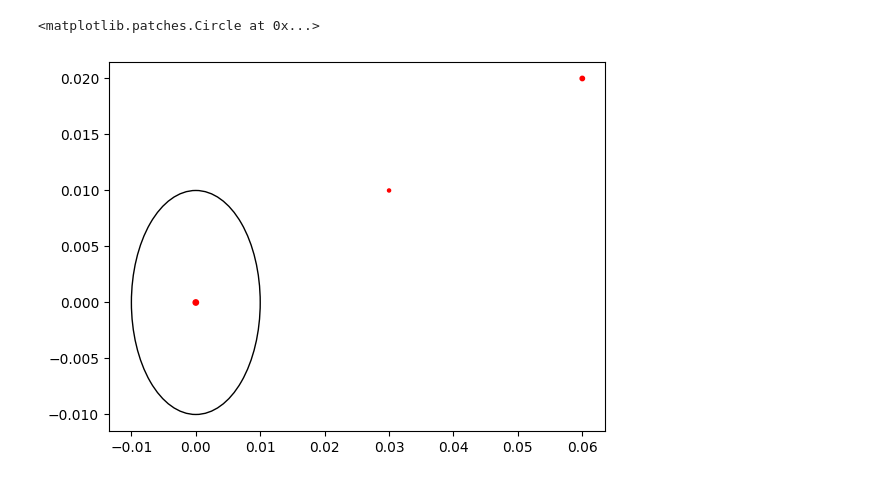
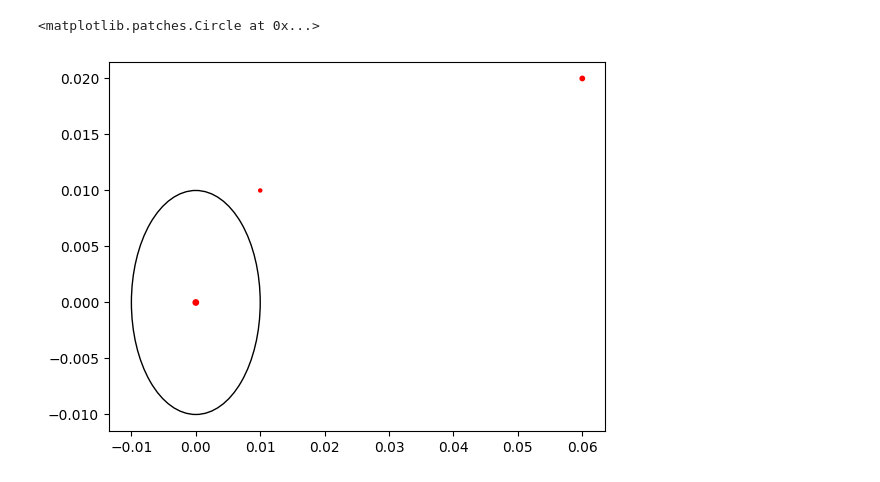
Before and after one commit to zhizhiL/norbury_rings, a Jupyter notebook: bounce.ipynb, the cells around one changed output. Drawn from its saved outputs; the diff is of its cells as text; code cells hidden in the pictures.

```diff
--- a/bounce.ipynb
+++ b/bounce.ipynb
@@ -4,18 +4,18 @@ import matplotlib.pyplot as plt
 import scipy as sp
 import matplotlib.patches as patches
 # %%
-R_collision = 0.01
+R_bounce = 0.01
 st_max = 10
 # %%
 xp0 = 0.0
 yp0 = 0.0
-xp1 = 0.03
+xp1 = 0.01
 yp1 = 0.01
 xp2 = 0.06
 yp2 = 0.02
 plt.scatter([xp0, xp1, xp2], [yp0, yp1, yp2], c='r', s=[15,5,10])
-plt.gca().add_patch(patches.Circle((xp0, yp0), R_collision, fill=False))
+plt.gca().add_patch(patches.Circle((xp0, yp0), R_bounce, fill=False))
 # %% [output]
 <matplotlib.patches.Circle at 0x...>
-[figure, old version]
+[figure, new version]
 # %%
```
Also changed, not shown: parts of 3 cells of this notebook.
